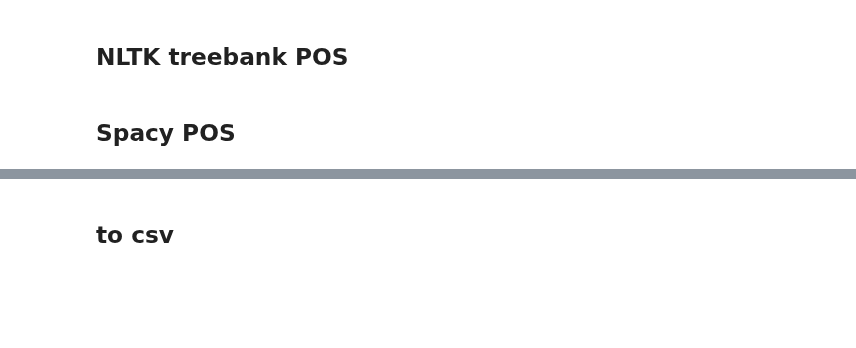
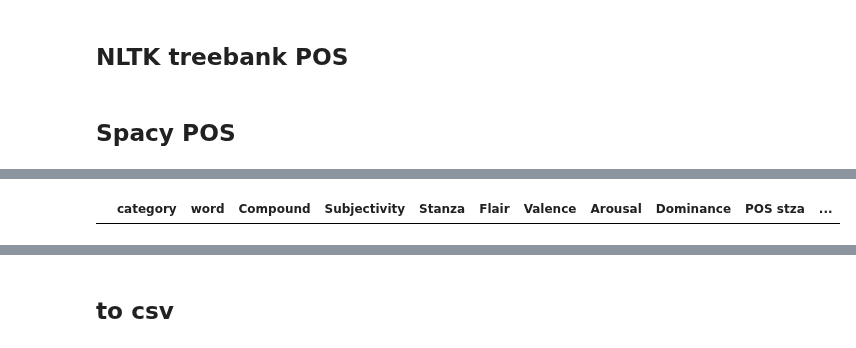
Before and after one commit to aascode/sentiment-analysis-2, a Jupyter notebook: processing/preprocessing.ipynb, the cells around one changed output, grey strips where cells are left out. Saved outputs shown, nothing was run; the diff lists cells and outputs as text; code cells hidden in the pictures; blank space fills up the shorter version.

```diff
--- a/processing/preprocessing.ipynb
+++ b/processing/preprocessing.ipynb
@@ -736,0 +771,6 @@ df.drop(columns='Unnamed: 0', inplace=True)
+# %%
+df_2 = pd.DataFrame(columns=list(df.columns))
+# %%
+df_2
+# %% [output]
+|  | category | word | Compound | Subjectivity | Stanza | Flair | Valence | Arousal | Dominance | POS stza | ... |
```
Also changed, not shown: parts of 36 cells of this notebook, 1 other file.
